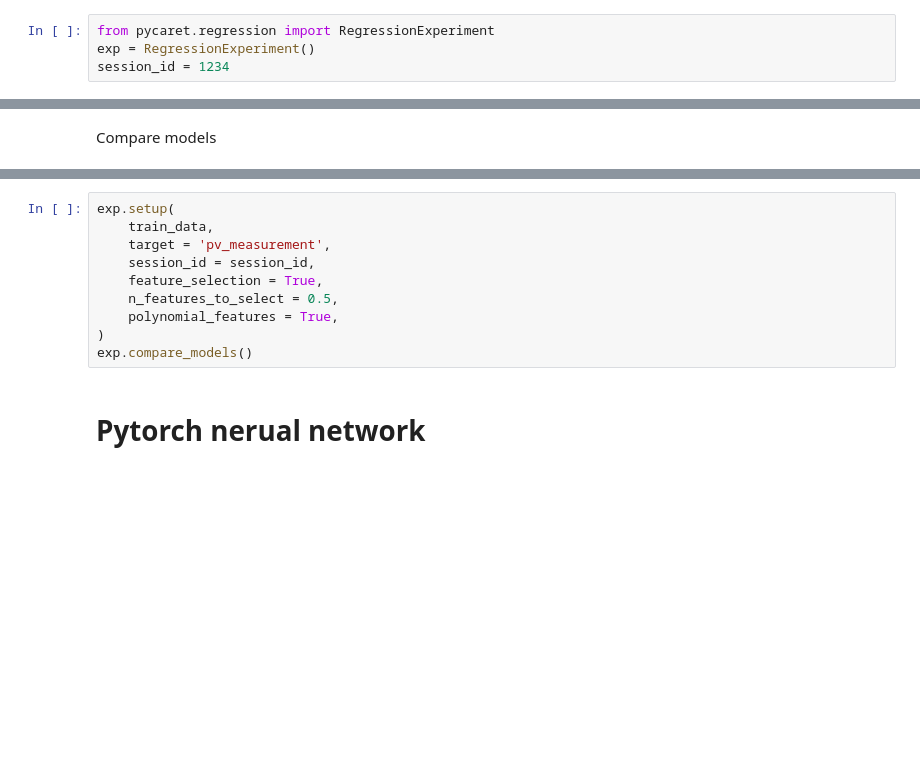
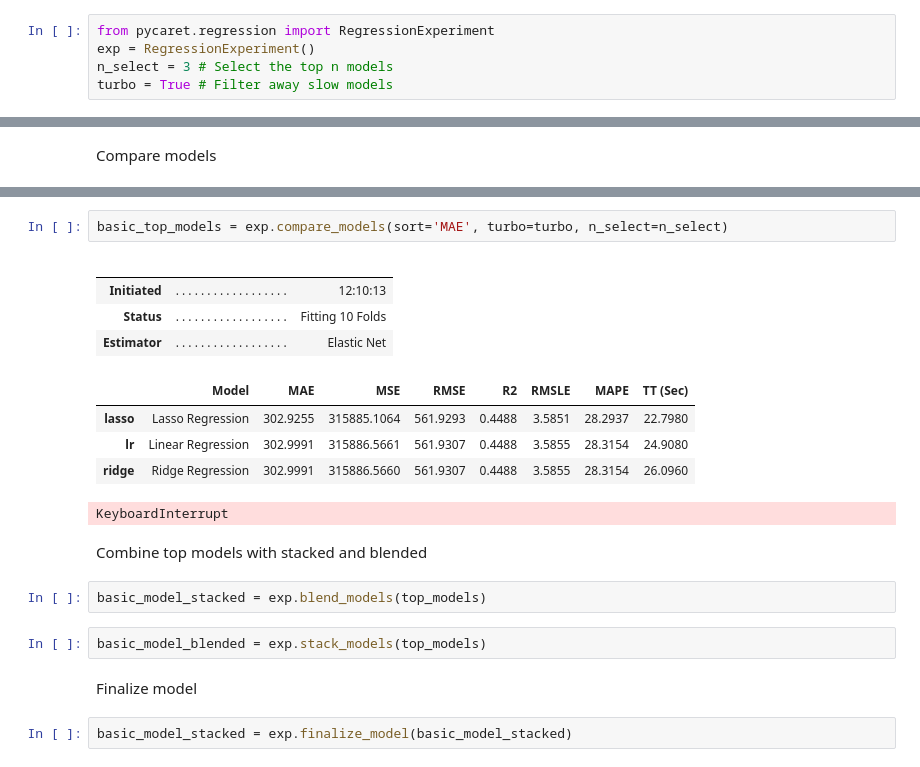
Before and after one commit to jkbch/machine_learning_exam, a Jupyter notebook: Jakob_notebook.ipynb, the cells around one changed output, grey strips where cells are left out. Cells and saved outputs as stored; diff of their text form; blank space fills up the shorter version.

```diff
--- a/Jakob_notebook.ipynb
+++ b/Jakob_notebook.ipynb
@@ -234,4 +233,5 @@ Import pycaret
 # %%
 from pycaret.regression import RegressionExperiment
 exp = RegressionExperiment()
-session_id = 1234
+n_select = 3 # Select the top n models
+turbo = True # Filter away slow models
@@ -568,12 +304,23 @@ You can set `force_col_wise=true` to remove the overhead.
-# %%
-exp.setup(
-    train_data,
-    target = 'pv_measurement',
-    session_id = session_id,
-    feature_selection = True,
-    n_features_to_select = 0.5,
-    polynomial_features = True,
-)
-exp.compare_models()
-# %% [markdown]
-# Pytorch nerual network
+# %%
+basic_top_models = exp.compare_models(sort='MAE', turbo=turbo, n_select=n_select)
+# %% [output]
+|  |  |  |
+|  |  |  |
+| Initiated | . . . . . . . . . . . . . . . . . . | 12:10:13 |
+| Status | . . . . . . . . . . . . . . . . . . | Fitting 10 Folds |
+| Estimator | . . . . . . . . . . . . . . . . . . | Elastic Net |
+|  | Model | MAE | MSE | RMSE | R2 | RMSLE | MAPE | TT (Sec) |
+| lasso | Lasso Regression | 302.9255 | 315885.1064 | 561.9293 | 0.4488 | 3.5851 | 28.2937 | 22.7980 |
+| lr | Linear Regression | 302.9991 | 315886.5661 | 561.9307 | 0.4488 | 3.5855 | 28.3154 | 24.9080 |
+| ridge | Ridge Regression | 302.9991 | 315886.5660 | 561.9307 | 0.4488 | 3.5855 | 28.3154 | 26.0960 |
+KeyboardInterrupt
+# %% [markdown]
+Combine top models with stacked and blended
+# %%
+basic_model_stacked = exp.blend_models(top_models)
+# %%
+basic_model_blended = exp.stack_models(top_models)
+# %% [markdown]
+Finalize model
+# %%
+basic_model_stacked = exp.finalize_model(basic_model_stacked)
```
Also changed, not shown: parts of 32 cells of this notebook, 3 other files.
